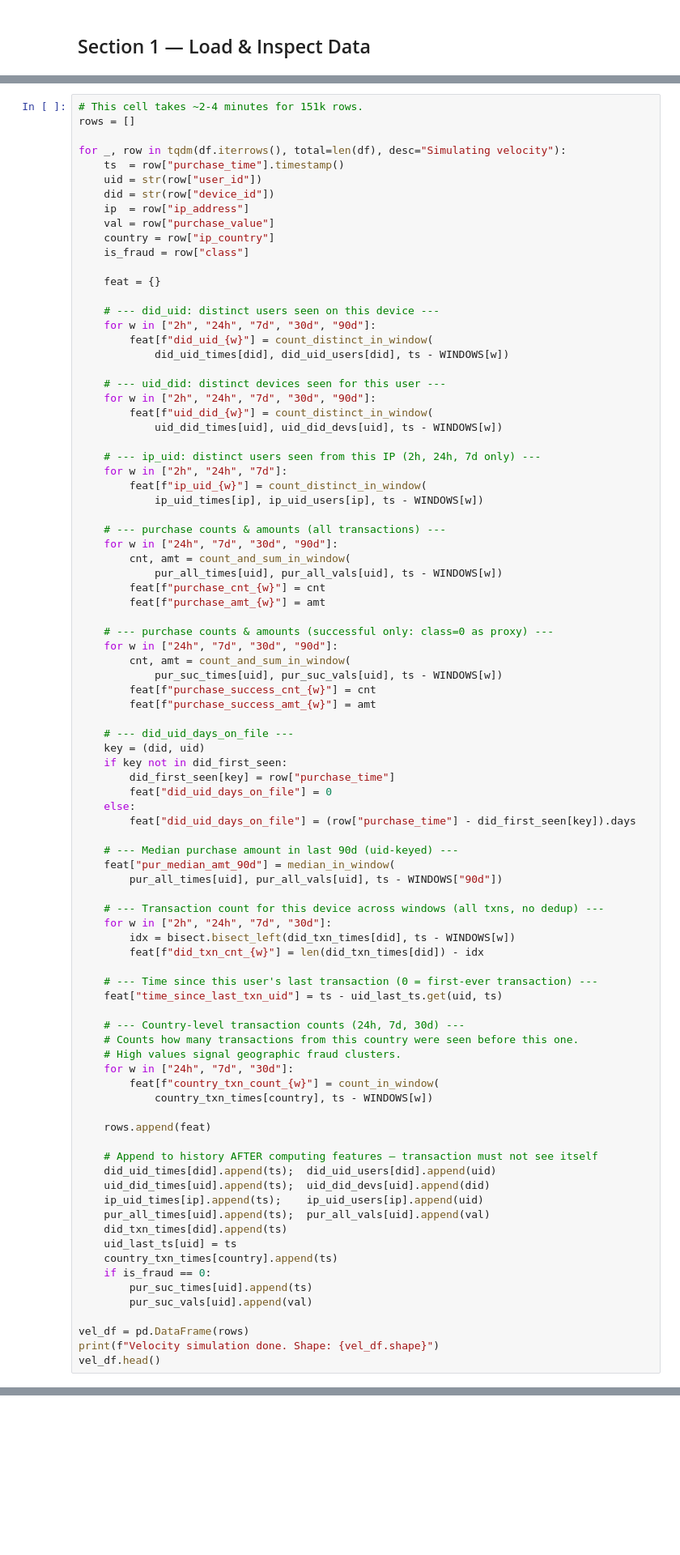
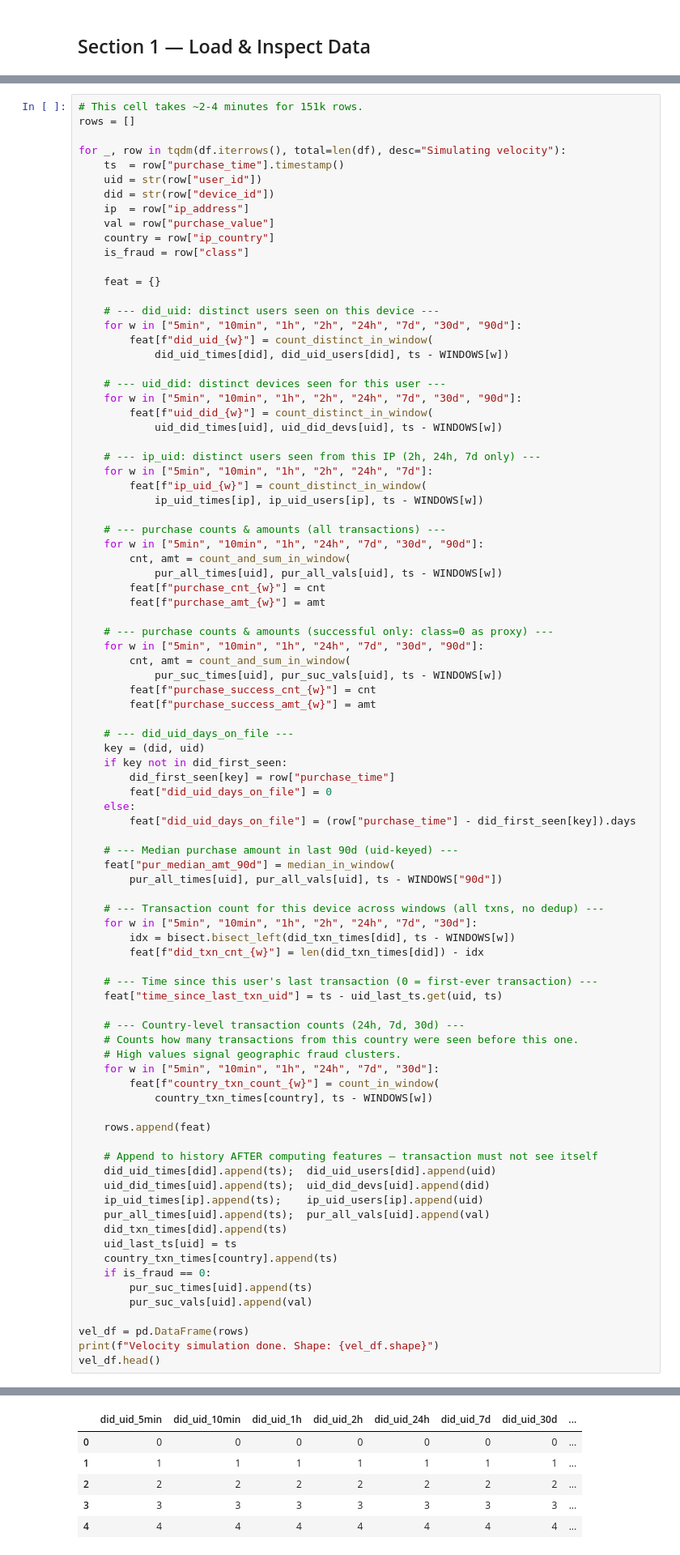
Before and after one commit to abbylxw/fraud-decision-engine, a Jupyter notebook: notebooks/train_model.ipynb, the cells around one changed output, grey strips where cells are left out. Shown at 81% size. Cells and saved outputs as stored; diff of their text form; blank space fills up the shorter version.

```diff
--- a/notebooks/train_model.ipynb
+++ b/notebooks/train_model.ipynb
@@ -200,29 +271,29 @@ for _, row in tqdm(df.iterrows(), total=len(df), desc="Simulating velocity"):
     feat = {}
 
     # --- did_uid: distinct users seen on this device ---
-    for w in ["2h", "24h", "7d", "30d", "90d"]:
+    for w in ["5min", "10min", "1h", "2h", "24h", "7d", "30d", "90d"]:
         feat[f"did_uid_{w}"] = count_distinct_in_window(
             did_uid_times[did], did_uid_users[did], ts - WINDOWS[w])
 
     # --- uid_did: distinct devices seen for this user ---
-    for w in ["2h", "24h", "7d", "30d", "90d"]:
+    for w in ["5min", "10min", "1h", "2h", "24h", "7d", "30d", "90d"]:
         feat[f"uid_did_{w}"] = count_distinct_in_window(
             uid_did_times[uid], uid_did_devs[uid], ts - WINDOWS[w])
 
     # --- ip_uid: distinct users seen from this IP (2h, 24h, 7d only) ---
-    for w in ["2h", "24h", "7d"]:
+    for w in ["5min", "10min", "1h", "2h", "24h", "7d"]:
         feat[f"ip_uid_{w}"] = count_distinct_in_window(
             ip_uid_times[ip], ip_uid_users[ip], ts - WINDOWS[w])
 
     # --- purchase counts & amounts (all transactions) ---
-    for w in ["24h", "7d", "30d", "90d"]:
+    for w in ["5min", "10min", "1h", "24h", "7d", "30d", "90d"]:
         cnt, amt = count_and_sum_in_window(
             pur_all_times[uid], pur_all_vals[uid], ts - WINDOWS[w])
         feat[f"purchase_cnt_{w}"] = cnt
         feat[f"purchase_amt_{w}"] = amt
 
     # --- purchase counts & amounts (successful only: class=0 as proxy) ---
-    for w in ["24h", "7d", "30d", "90d"]:
+    for w in ["5min", "10min", "1h", "24h", "7d", "30d", "90d"]:
         cnt, amt = count_and_sum_in_window(
             pur_suc_times[uid], pur_suc_vals[uid], ts - WINDOWS[w])
         feat[f"purchase_success_cnt_{w}"] = cnt
@@ -241,7 +312,7 @@ for _, row in tqdm(df.iterrows(), total=len(df), desc="Simulating velocity"):
         pur_all_times[uid], pur_all_vals[uid], ts - WINDOWS["90d"])
 
     # --- Transaction count for this device across windows (all txns, no dedup) ---
-    for w in ["2h", "24h", "7d", "30d"]:
+    for w in ["5min", "10min", "1h", "2h", "24h", "7d", "30d"]:
         idx = bisect.bisect_left(did_txn_times[did], ts - WINDOWS[w])
         feat[f"did_txn_cnt_{w}"] = len(did_txn_times[did]) - idx
 
@@ -251,7 +322,7 @@ for _, row in tqdm(df.iterrows(), total=len(df), desc="Simulating velocity"):
     # --- Country-level transaction counts (24h, 7d, 30d) ---
     # Counts how many transactions from this country were seen before this one.
     # High values signal geographic fraud clusters.
-    for w in ["24h", "7d", "30d"]:
+    for w in ["5min", "10min", "1h", "24h", "7d", "30d"]:
         feat[f"country_txn_count_{w}"] = count_in_window(
             country_txn_times[country], ts - WINDOWS[w])
 
@@ -272,3 +343,4 @@ for _, row in tqdm(df.iterrows(), total=len(df), desc="Simulating velocity"):
 vel_df = pd.DataFrame(rows)
 print(f"Velocity simulation done. Shape: {vel_df.shape}")
 vel_df.head()
+# %% [output]
@@ -274,0 +348,6 @@ vel_df.head()
+|  | did_uid_5min | did_uid_10min | did_uid_1h | did_uid_2h | did_uid_24h | did_uid_7d | did_uid_30d | ... |
+| 0 | 0 | 0 | 0 | 0 | 0 | 0 | 0 | ... |
+| 1 | 1 | 1 | 1 | 1 | 1 | 1 | 1 | ... |
+| 2 | 2 | 2 | 2 | 2 | 2 | 2 | 2 | ... |
+| 3 | 3 | 3 | 3 | 3 | 3 | 3 | 3 | ... |
+| 4 | 4 | 4 | 4 | 4 | 4 | 4 | 4 | ... |
```
Also changed, not shown: parts of 31 cells of this notebook.
